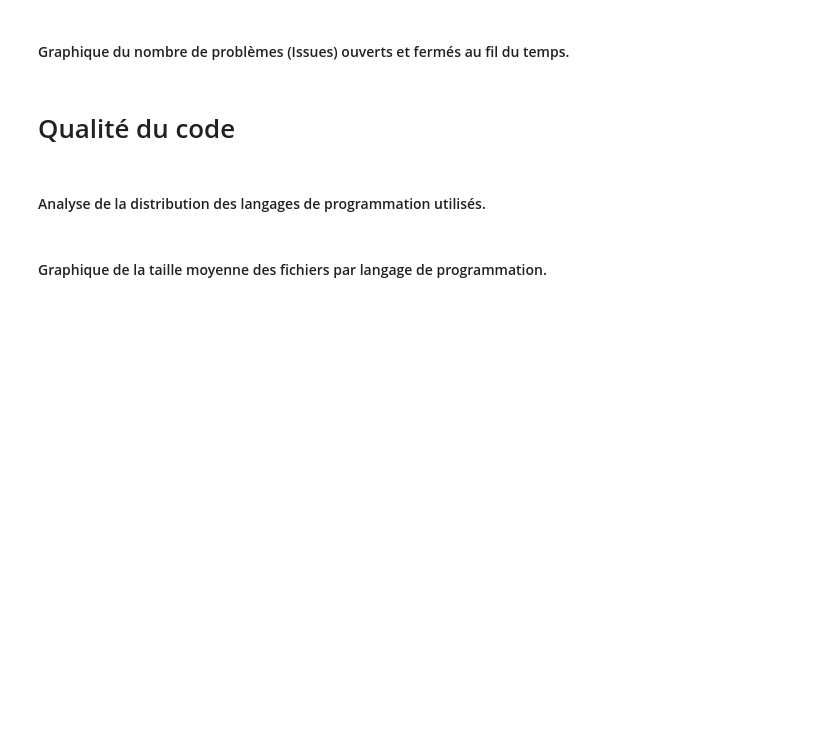
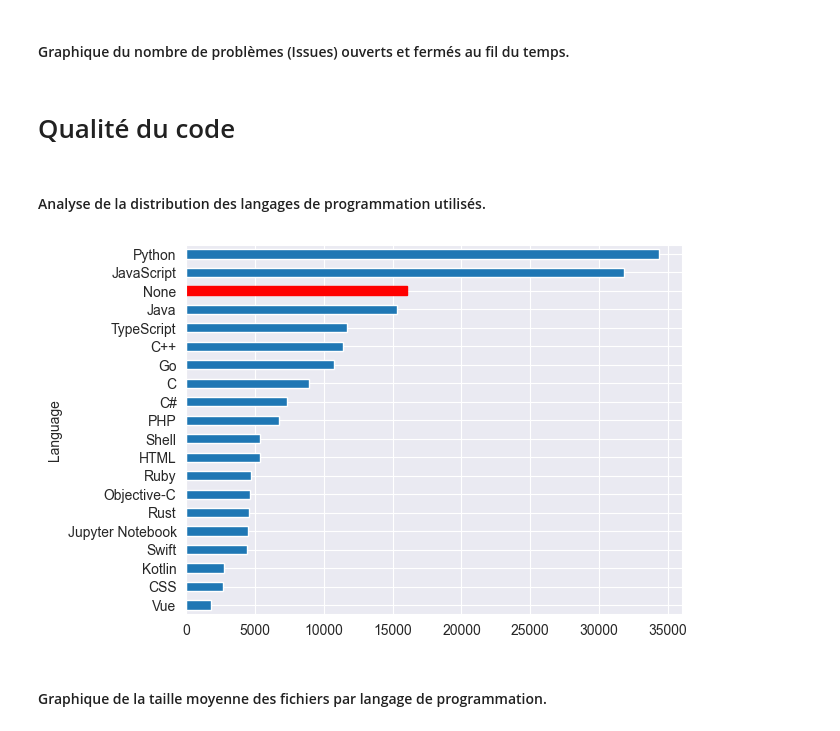
Before and after one commit to xhmyjae/stats-in-space, a Jupyter notebook: main.ipynb, the cells around one changed output. Saved outputs shown, nothing was run; the diff lists cells and outputs as text; code cells hidden in the pictures; blank space fills up the shorter version.

```diff
--- a/main.ipynb
+++ b/main.ipynb
@@ -31,5 +49,16 @@ repositories = pd.read_csv('repositories.csv')
 # Qualité du code
 # %% [markdown]
 #### Analyse de la distribution des langages de programmation utilisés.
+# %%
+# Plot qui compare 'Language' avec le nombre de repositories, prend les 20 premiers langages
+none_value = 'None'
+repositories['Language'] = repositories['Language'].fillna(none_value)
+repositories_languages = repositories.groupby('Language').size().sort_values(ascending=True).tail(20)
+repositories_languages.plot(kind='barh')
+# Highlight the None value
+index = repositories_languages.index.get_loc(none_value)
+plt.gca().get_children()[index].set_color('r')
+# %% [output]
+[figure, added]
 # %% [markdown]
 #### Graphique de la taille moyenne des fichiers par langage de programmation.
```
Also changed, not shown: parts of 8 cells of this notebook, 1 other file.
